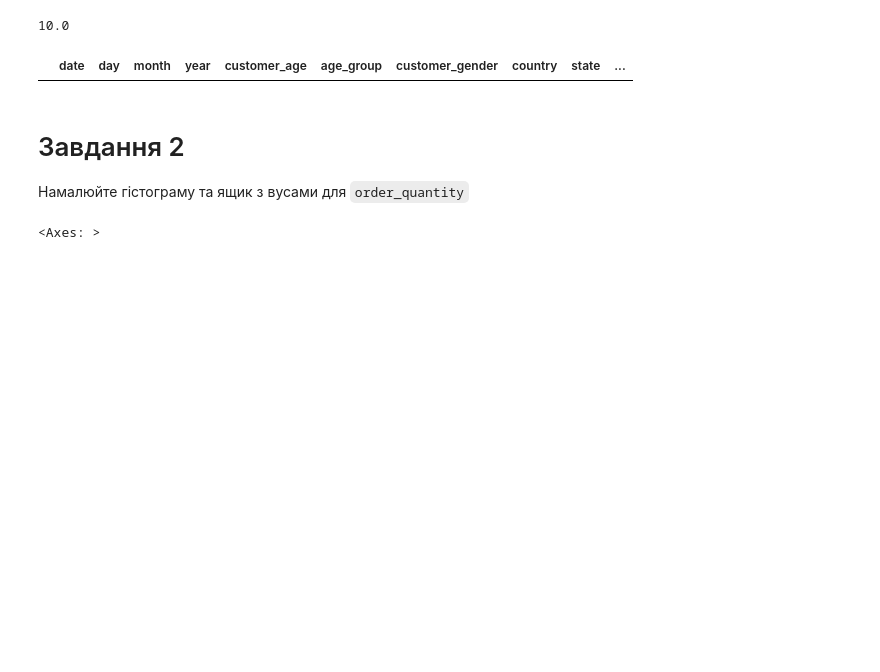
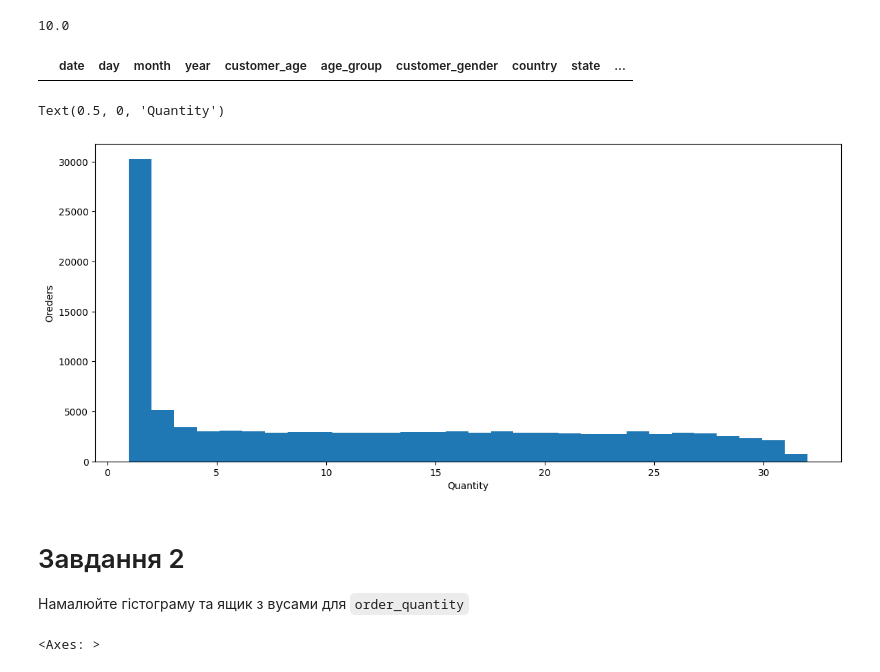
Before and after one commit to YuriiKlim/AI, a Jupyter notebook: Практична_аналіз_даних.ipynb, the cells around one changed output. Drawn from its saved outputs; the diff is of its cells as text; code cells hidden in the pictures; blank space fills up the shorter version.

```diff
--- a/Практична_аналіз_даних.ipynb
+++ b/Практична_аналіз_даних.ipynb
@@ -60,6 +60,18 @@ outliers = sales[(sales['order_quantity'] < lower_bound) | (sales['order_quantit
 outliers
 # %% [output]
 |  | date | day | month | year | customer_age | age_group | customer_gender | country | state | ... |
+# %%
+ax = sales['order_quantity'].plot(kind='hist',
+                             bins=30,
+                             figsize=(14,6)
+                             )
+
+
+ax.set_ylabel('Oreders')
+ax.set_xlabel('Quantity')
+# %% [output]
+Text(0.5, 0, 'Quantity')
+[figure, added]
 # %% [markdown]
 # Завдання 2
 Намалюйте гістограму та ящик з вусами для `order_quantity`
```
